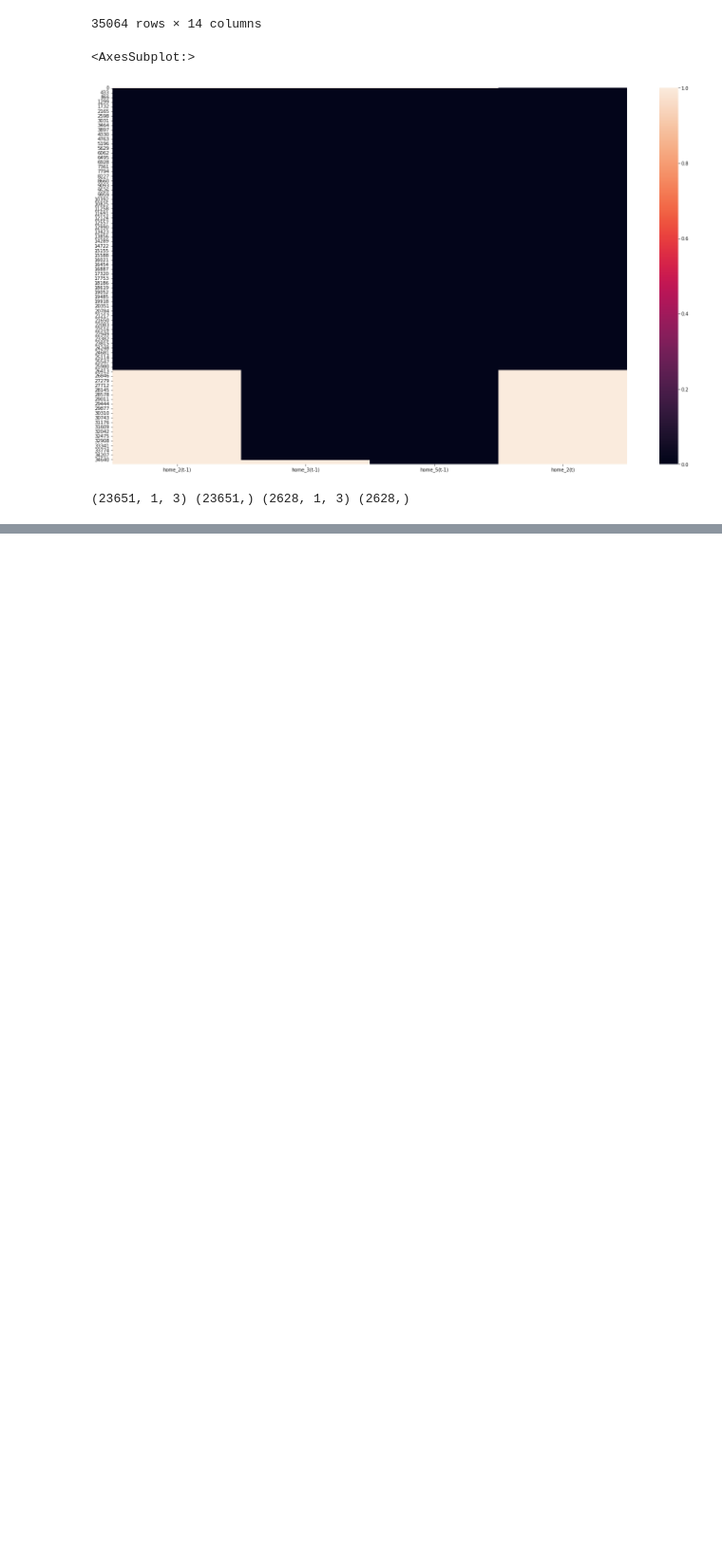
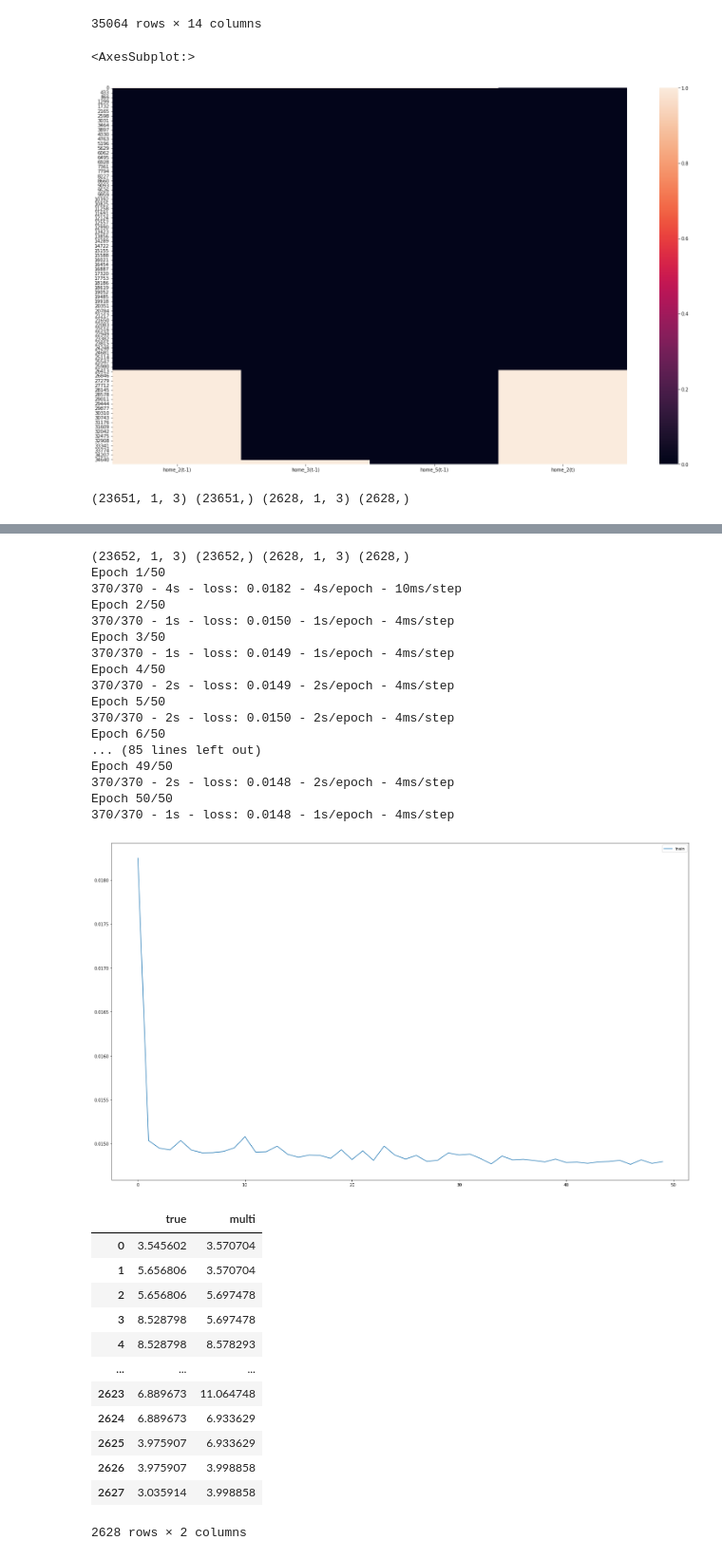
Before and after one commit to danbm94/masterthesis, a Jupyter notebook: flwer_smart.ipynb, the cells around one changed output, grey strips where cells are left out. Shown at 95% size. Saved outputs shown, nothing was run; the diff lists cells and outputs as text; code cells hidden in the pictures; blank space fills up the shorter version.

```diff
--- a/flwer_smart.ipynb
+++ b/flwer_smart.ipynb
@@ -455,0 +623,34 @@ TypeError: 'numpy.float32' object is not callable
+# %%
+train_model(home_f)
+# %% [output]
+(23652, 1, 3) (23652,) (2628, 1, 3) (2628,)
+Epoch 1/50
+370/370 - 4s - loss: 0.0182 - 4s/epoch - 10ms/step
+Epoch 2/50
+370/370 - 1s - loss: 0.0150 - 1s/epoch - 4ms/step
+Epoch 3/50
+370/370 - 1s - loss: 0.0149 - 1s/epoch - 4ms/step
+Epoch 4/50
+370/370 - 2s - loss: 0.0149 - 2s/epoch - 4ms/step
+Epoch 5/50
+370/370 - 2s - loss: 0.0150 - 2s/epoch - 4ms/step
+Epoch 6/50
+... (85 lines left out)
+Epoch 49/50
+370/370 - 2s - loss: 0.0148 - 2s/epoch - 4ms/step
+Epoch 50/50
+370/370 - 1s - loss: 0.0148 - 1s/epoch - 4ms/step
+[figure, added]
+|  | true | multi |
+| 0 | 3.545602 | 3.570704 |
+| 1 | 5.656806 | 3.570704 |
+| 2 | 5.656806 | 5.697478 |
+| 3 | 8.528798 | 5.697478 |
+| 4 | 8.528798 | 8.578293 |
+| ... | ... | ... |
+| 2623 | 6.889673 | 11.064748 |
+| 2624 | 6.889673 | 6.933629 |
+| 2625 | 3.975907 | 6.933629 |
+| 2626 | 3.975907 | 3.998858 |
+| 2627 | 3.035914 | 3.998858 |
+2628 rows × 2 columns
```
Also changed, not shown: parts of 28 cells of this notebook.
